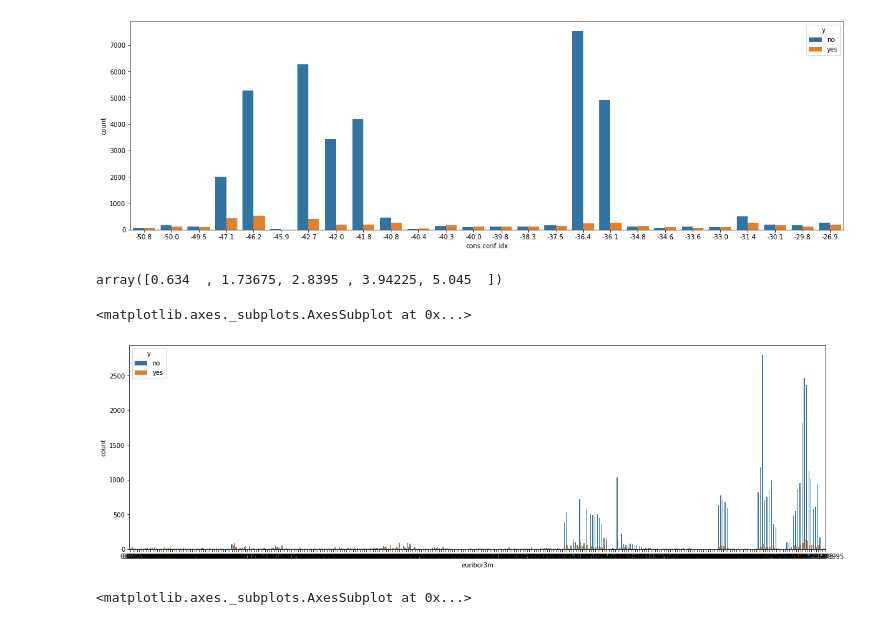
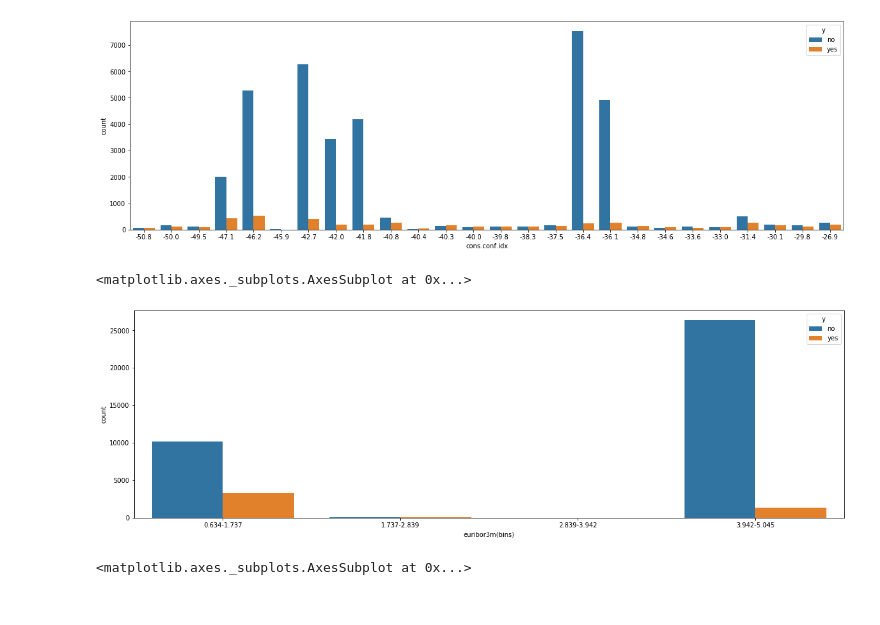
Before and after one commit to kavehamini/Bank_Marketing, a Jupyter notebook: Bank_Marketing.ipynb, the cells around one changed output. Drawn from its saved outputs; the diff is of its cells as text; code cells hidden in the pictures.

```diff
--- a/Bank_Marketing.ipynb
+++ b/Bank_Marketing.ipynb
@@ -285,16 +285,13 @@ bins = np.linspace(df.euribor3m.min(), df.euribor3m.max(), 5)
 labels = ['0.634-1.737','1.737-2.839','2.839-3.942','3.942-5.045']
 
 df['euribor3m(bins)'] = pd.cut(df['euribor3m'], bins=bins, labels=labels)
-bins
-# %% [output]
-array([0.634  , 1.73675, 2.8395 , 3.94225, 5.045  ])
 # %%
 #plotting the number of successful campaigns with regards to : euribor 3 month rate - daily indicator
 plt.figure(figsize=(20,6))
-sns.countplot(x='euribor3m', data=df, hue='y')
+sns.countplot(x='euribor3m(bins)', data=df, hue='y')
 # %% [output]
 <matplotlib.axes._subplots.AxesSubplot at 0x...>
-[figure, old version]
+[figure, new version]
 # %%
 #plotting the number of successful campaigns with regards to number of employees - quarterly indicator
 plt.figure(figsize=(20,6))
```
